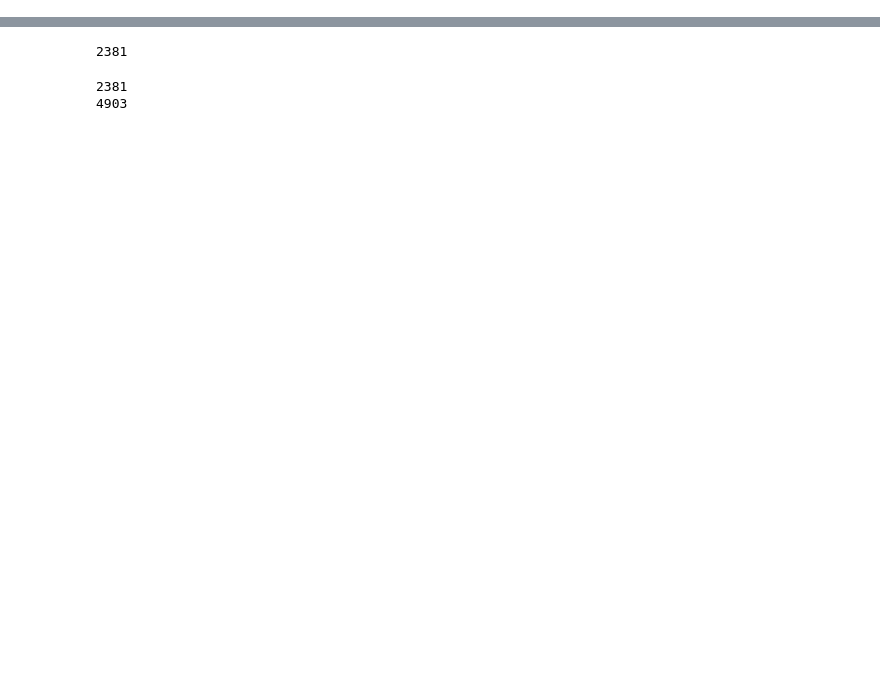
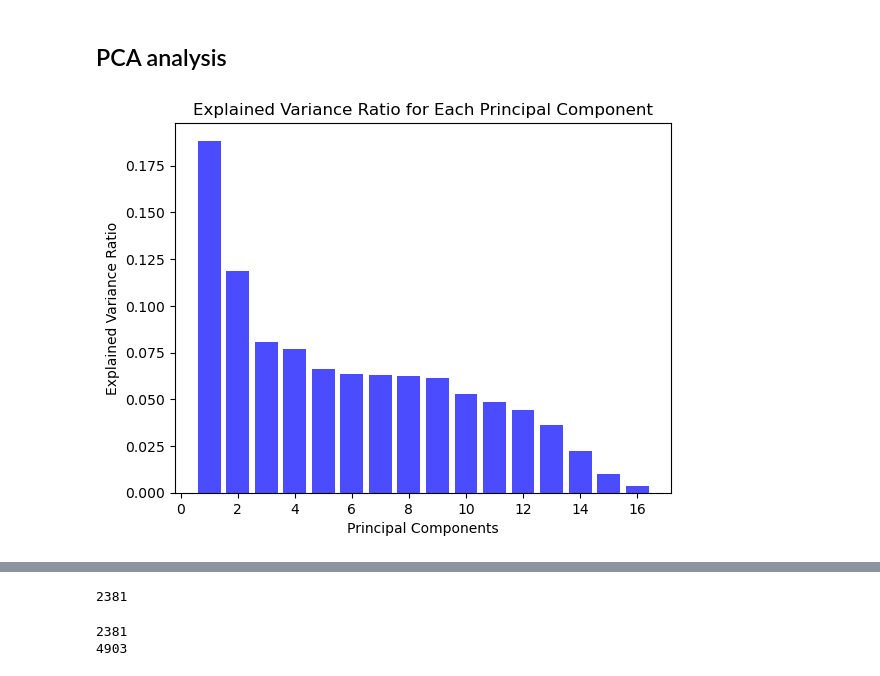
Before and after one commit to Heqijia/comap2024, a Jupyter notebook: LR.ipynb, the cells around one changed output, grey strips where cells are left out. Saved outputs shown, nothing was run; the diff lists cells and outputs as text; code cells hidden in the pictures; blank space fills up the shorter version.

```diff
--- a/LR.ipynb
+++ b/LR.ipynb
@@ -13,0 +19,47 @@
+# %% [markdown]
+## PCA analysis
+# %%
+# 'p1_sets',
+#        'p1_games', 'p1_score', 'p1_points_won', 'p1_momentum', 'serve_depth',
+#        'return_depth', 'speed_mph', 'serve_width_B', 'serve_width_BC',
+#        'serve_width_BW', 'serve_width_C', 'serve_width_W']
+df=pd.read_csv('./player_12_1.csv')
+df.loc[df['p1_server'] == 0, ['serve_depth', 'return_depth', 'speed_mph', 'serve_width_B', 'serve_width_BC',
+                                'serve_width_BW', 'serve_width_C', 'serve_width_W']] *= -1
+# df[df['player1_dist'].isna()==True]['player1_dist']
+
+import matplotlib.pyplot as plt
+from sklearn.decomposition import PCA
+from sklearn.preprocessing import StandardScaler
+# df['player1_dist']=df['player1_dist'].fillna(0.5)
+df_cleaned = df.applymap(lambda x: np.random.choice([0, 1]) if pd.isna(x) else x)
+df_cleaned = df_cleaned.reset_index(drop=True)
+
+df_cleaned.loc[df_cleaned['p1_momentum'] > 3, 'p1_momentum'] = 3
+
+df_cleaned['p1_score'] = df_cleaned['p1_score'].replace(['AD'], 50, regex=True)
+columns_for_pca = ['serve_depth',
+       'return_depth', 'speed_mph', 'serve_width_B', 'serve_width_BC',
+       'serve_width_BW', 'serve_width_C', 'serve_width_W','p1_momentum','p1_sets',
+       'p1_games', 'p1_score', 'p1_points_won','player1_strength',
+       'p1_distance_run_normal', 'player1_dist',]
+
+
+
+# 标准化数据
+scaler = StandardScaler()
+df_standardized = scaler.fit_transform(df_cleaned[columns_for_pca])
+
+# 计算 PCA 的解释方差
+pca = PCA()
+pca.fit(df_standardized)
+
+# 绘制解释方差累积百分比的曲线
+explained_variance_ratio = pca.explained_variance_ratio_
+plt.bar(range(1, len(explained_variance_ratio) + 1), explained_variance_ratio, color='blue', alpha=0.7)
+plt.xlabel('Principal Components')
+plt.ylabel('Explained Variance Ratio')
+plt.title('Explained Variance Ratio for Each Principal Component')
+plt.show()
+# %% [output]
+[figure, added]
```
Also changed, not shown: parts of 30 cells of this notebook.
